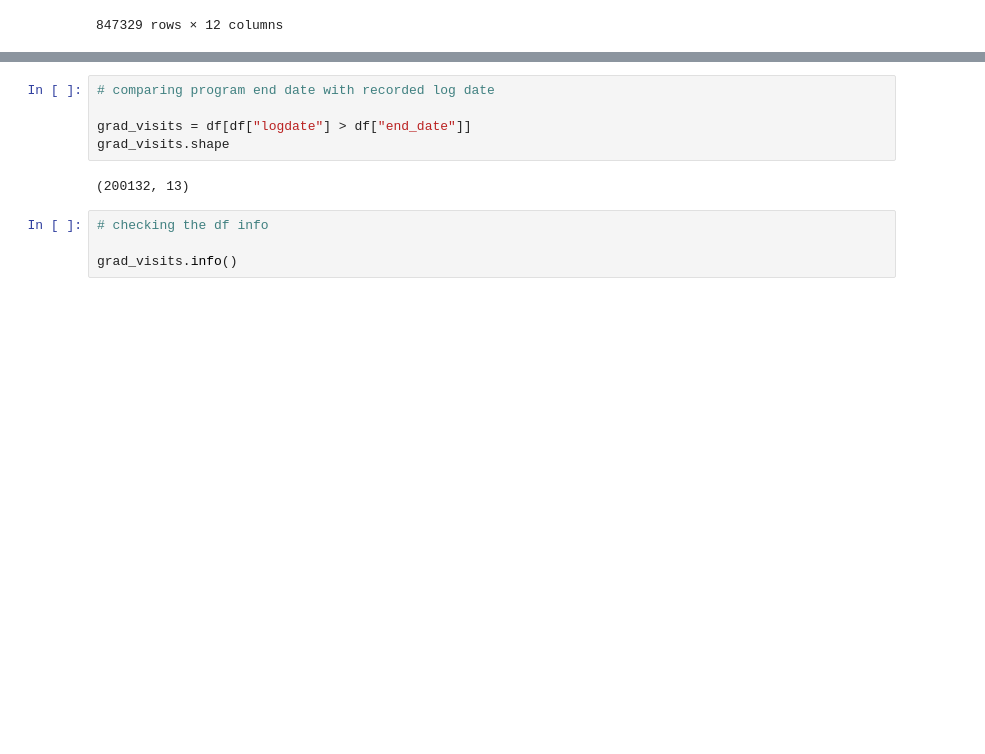
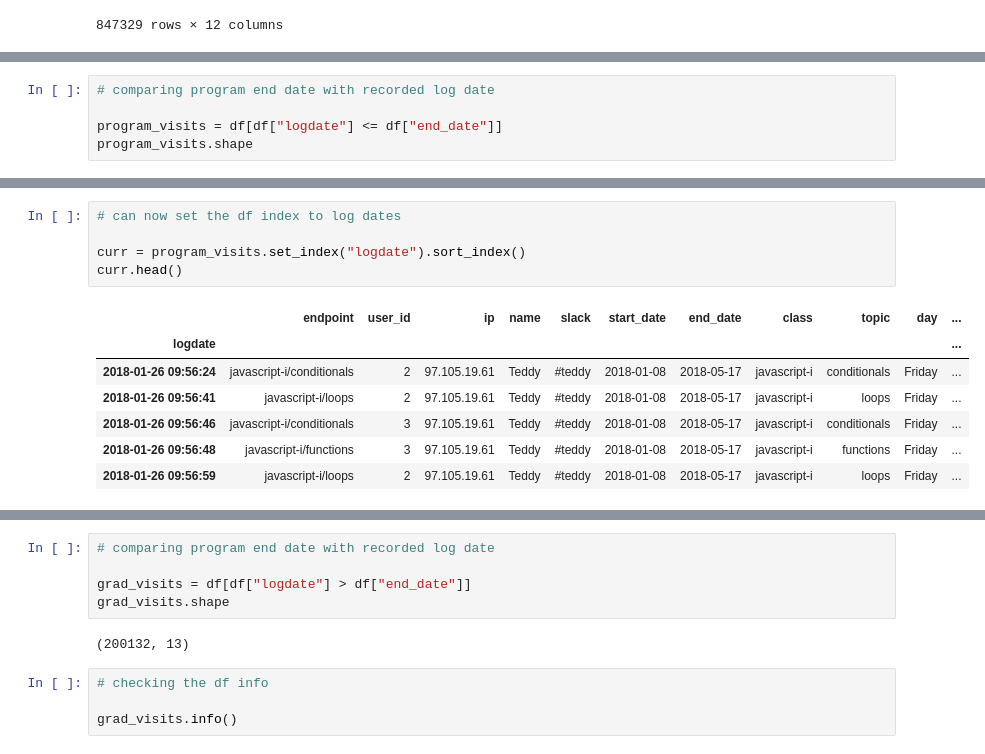
Before and after one commit to Kalpana-duo/project_anomaly, a Jupyter notebook: mm_notebook.ipynb, the cells around one changed output, grey strips where cells are left out. Saved outputs shown, nothing was run; the diff lists cells and outputs as text; blank space fills up the shorter version.

```diff
--- a/mm_notebook.ipynb
+++ b/mm_notebook.ipynb
@@ -728,3 +738,8 @@ df.head()
 | 2 | java-ii/object-oriented-programming | 1 | 97.105.19.61 | Hampton | #hampton | 2015-09-22 | 2016-02-06 | java-ii | object-oriented-programming | Friday | ... |
 | 3 | slides/object_oriented_programming | 1 | 97.105.19.61 | Hampton | #hampton | 2015-09-22 | 2016-02-06 | slides | object_oriented_programming | Friday | ... |
 | 4 | javascript-i/conditionals | 2 | 97.105.19.61 | Teddy | #teddy | 2018-01-08 | 2018-05-17 | javascript-i | conditionals | Friday | ... |
+# %%
+# comparing program end date with recorded log date
+
+program_visits = df[df["logdate"] <= df["end_date"]]
+program_visits.shape
@@ -730,0 +773,13 @@ df.head()
+# %%
+# can now set the df index to log dates
+
+curr = program_visits.set_index("logdate").sort_index()
+curr.head()
+# %% [output]
+|  | endpoint | user_id | ip | name | slack | start_date | end_date | class | topic | day | ... |
+| logdate |  |  |  |  |  |  |  |  |  |  | ... |
+| 2018-01-26 09:56:24 | javascript-i/conditionals | 2 | 97.105.19.61 | Teddy | #teddy | 2018-01-08 | 2018-05-17 | javascript-i | conditionals | Friday | ... |
+| 2018-01-26 09:56:41 | javascript-i/loops | 2 | 97.105.19.61 | Teddy | #teddy | 2018-01-08 | 2018-05-17 | javascript-i | loops | Friday | ... |
+| 2018-01-26 09:56:46 | javascript-i/conditionals | 3 | 97.105.19.61 | Teddy | #teddy | 2018-01-08 | 2018-05-17 | javascript-i | conditionals | Friday | ... |
+| 2018-01-26 09:56:48 | javascript-i/functions | 3 | 97.105.19.61 | Teddy | #teddy | 2018-01-08 | 2018-05-17 | javascript-i | functions | Friday | ... |
+| 2018-01-26 09:56:59 | javascript-i/loops | 2 | 97.105.19.61 | Teddy | #teddy | 2018-01-08 | 2018-05-17 | javascript-i | loops | Friday | ... |
```
Also changed, not shown: parts of 18 cells of this notebook, 2 other files.
